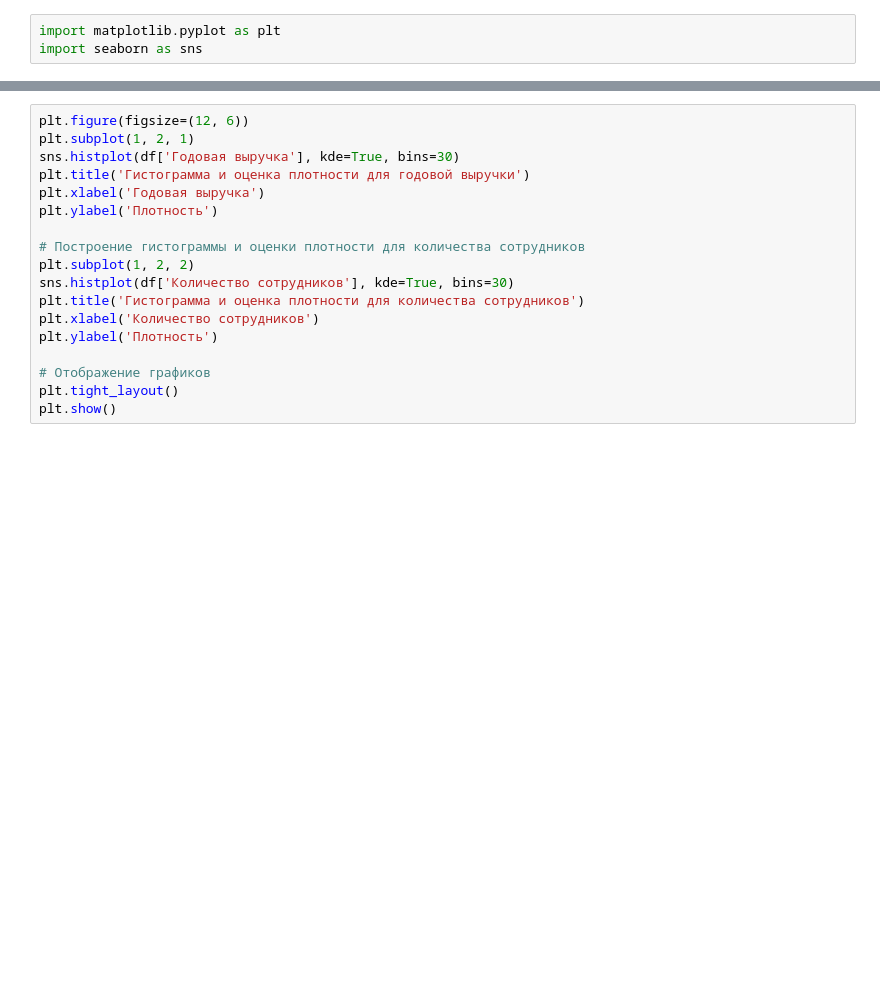
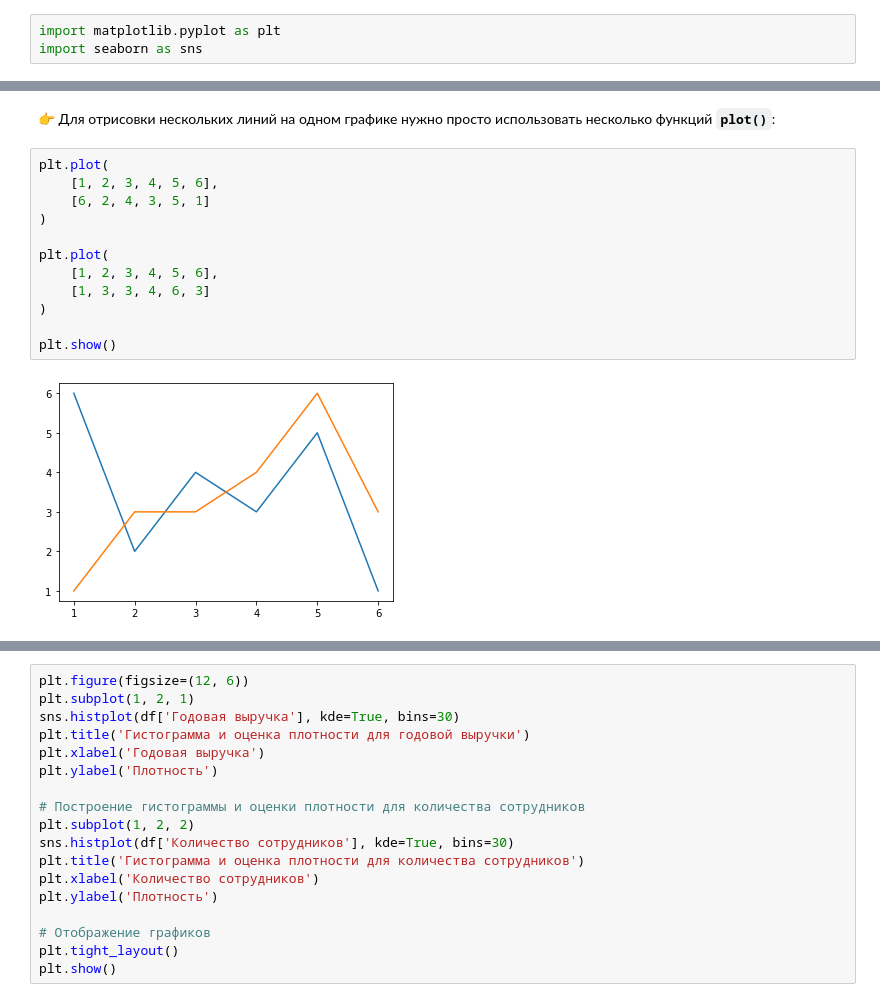
Before and after one commit to a-berezhkov/nto, a Jupyter notebook: NTO.ipynb, the cells around one changed output, grey strips where cells are left out. Saved outputs shown, nothing was run; the diff lists cells and outputs as text; blank space fills up the shorter version.

```diff
--- a/NTO.ipynb
+++ b/NTO.ipynb
@@ -115,0 +129,16 @@ import seaborn as sns
+# %% [markdown]
+👉 Для отрисовки нескольких линий на одном графике нужно просто использовать несколько функций **`plot()`**:
+# %%
+plt.plot(
+    [1, 2, 3, 4, 5, 6],
+    [6, 2, 4, 3, 5, 1]
+)
+
+plt.plot(
+    [1, 2, 3, 4, 5, 6],
+    [1, 3, 3, 4, 6, 3]
+)
+
+plt.show()
+# %% [output]
+[figure, added]
```
Also changed, not shown: parts of 34 cells of this notebook.
